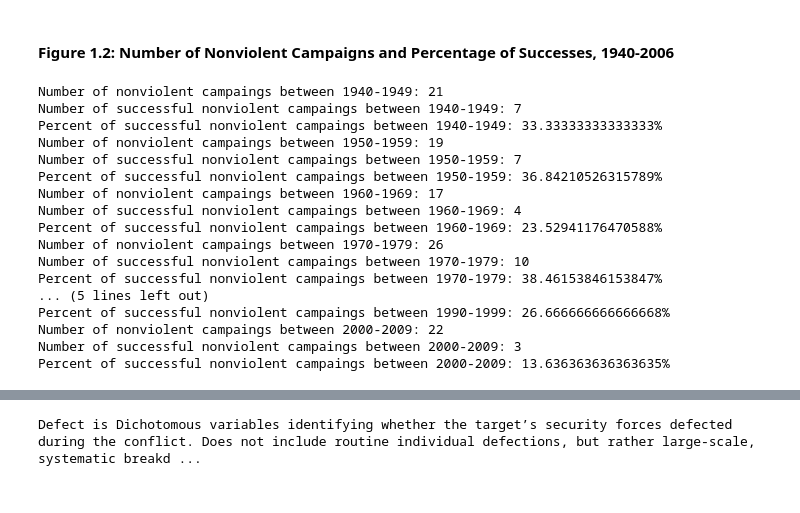
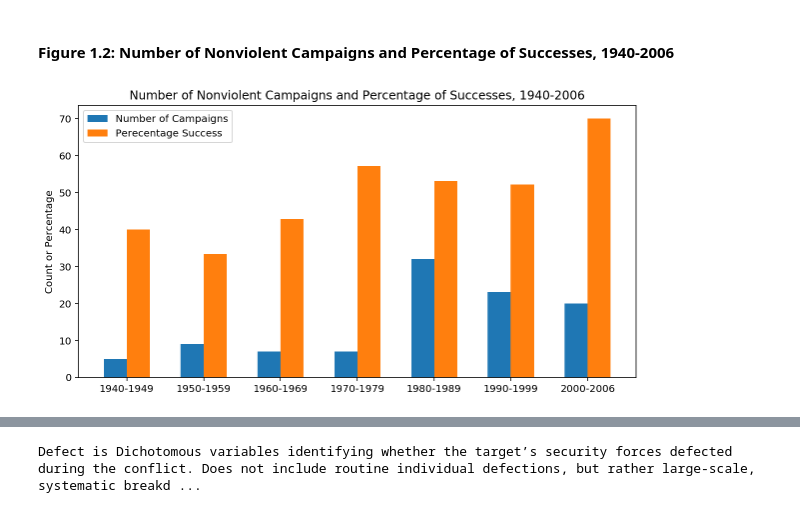
Before and after one commit to orlando-trejo/ginsberg-center-tutorials, a Jupyter notebook: ginsberg-tutorials-python/data_load_explore.ipynb, the cells around one changed output, grey strips where cells are left out. Cells and saved outputs as stored; diff of their text form; code cells hidden in the pictures.

Commit message:
Finish code for Chapter 1 figures

```diff
--- a/ginsberg-tutorials-python/data_load_explore.ipynb
+++ b/ginsberg-tutorials-python/data_load_explore.ipynb
@@ -126,33 +127,48 @@ plt.show()
 [figure]
 # %% [markdown]
 #### Figure 1.2: Number of Nonviolent Campaigns and Percentage of Successes, 1940-2006
-# %%
-years = [1940, 1950, 1960, 1970, 1980, 1990, 2000]
-
-
-for year in years:
-    sub_data = data[(data.eyear >= year) & (data.eyear <= year + 9)]
-    num_nonviol_camp = sub_data[(sub_data.nonviol == 0.0)].shape[0]
-    num_nonviol_sucs = sub_data[(sub_data.nonviol == 0.0) & (sub_data.outcome == 5)].shape[0]
-    per_nonviol_sucs = num_nonviol_sucs / num_nonviol_camp * 100
-    print("Number of nonviolent campaings between {}-{}: {}".format(year, year+9, num_nonviol_camp))
-    print("Number of successful nonviolent campaings between {}-{}: {}".format(year, year+9, num_nonviol_sucs))
-    print("Percent of successful nonviolent campaings between {}-{}: {}%".format(year, year+9, per_nonviol_sucs))
-# %% [output]
-Number of nonviolent campaings between 1940-1949: 21
-Number of successful nonviolent campaings between 1940-1949: 7
-Percent of successful nonviolent campaings between 1940-1949: 33.33333333333333%
-Number of nonviolent campaings between 1950-1959: 19
-Number of successful nonviolent campaings between 1950-1959: 7
-Percent of successful nonviolent campaings between 1950-1959: 36.84210526315789%
-Number of nonviolent campaings between 1960-1969: 17
-Number of successful nonviolent campaings between 1960-1969: 4
-Percent of successful nonviolent campaings between 1960-1969: 23.52941176470588%
-Number of nonviolent campaings between 1970-1979: 26
-Number of successful nonviolent campaings between 1970-1979: 10
-Percent of successful nonviolent campaings between 1970-1979: 38.46153846153847%
-... (5 lines left out)
-Percent of successful nonviolent campaings between 1990-1999: 26.666666666666668%
-Number of nonviolent campaings between 2000-2009: 22
-Number of successful nonviolent campaings between 2000-2009: 3
-Percent of successful nonviolent campaings between 2000-2009: 13.636363636363635%
+# %%
+# Define years and ranges
+years = [1940, 1950, 1960, 1970, 1980, 1990, 2000, 2007]
+year_labels = ['{}-{}'.format(years[i-1], years[i]-1) for i in range(1,len(years))]
+
+# Initiate variables
+nonviol = 1.0
+num_campaigns = []
+per_success = []
+
+# Determine number of campaigns and successes
+for i in range(1, len(years)):
+    sub_data = data[(data.eyear >= years[i-1]) & (data.eyear <= years[i]-1)]
+    num_campaigns.append(sub_data[sub_data.nonviol == nonviol].shape[0])
+    num_success = sub_data[(sub_data.nonviol == nonviol) & (sub_data.outcome == 5)].shape[0]
+    per_success.append(num_success / num_campaigns[i-1] * 100)
+
+# Specify the values of blue bars (height)
+blue_bar = num_campaigns
+# Specify the values of orange bars (height)
+orange_bar = per_success
+
+# Figure size
+plt.figure(figsize=(10,5))
+
+# Width of a bar
+width = 3
+
+x = np.array(years[:-1])
+# Plotting
+plt.bar(np.array(x)-width/2, blue_bar , width, label='Number of Campaigns')
+plt.bar(np.array(x)+width/2, orange_bar, width, label='Perecentage Success')
+plt.ylabel('Count or Percentage')
+plt.title('Number of Nonviolent Campaigns and Percentage of Successes, 1940-2006')
+
+# xticks()
+# First argument - A list of positions at which ticks should be placed
+# Second argument -  A list of labels to place at the given locations
+plt.xticks(x, year_labels)
+
+# Finding the best position for legends and putting it
+plt.legend(loc='best')
+plt.show()
+# %% [output]
+[figure, added]
```
Also changed, not shown: parts of 19 cells of this notebook.
